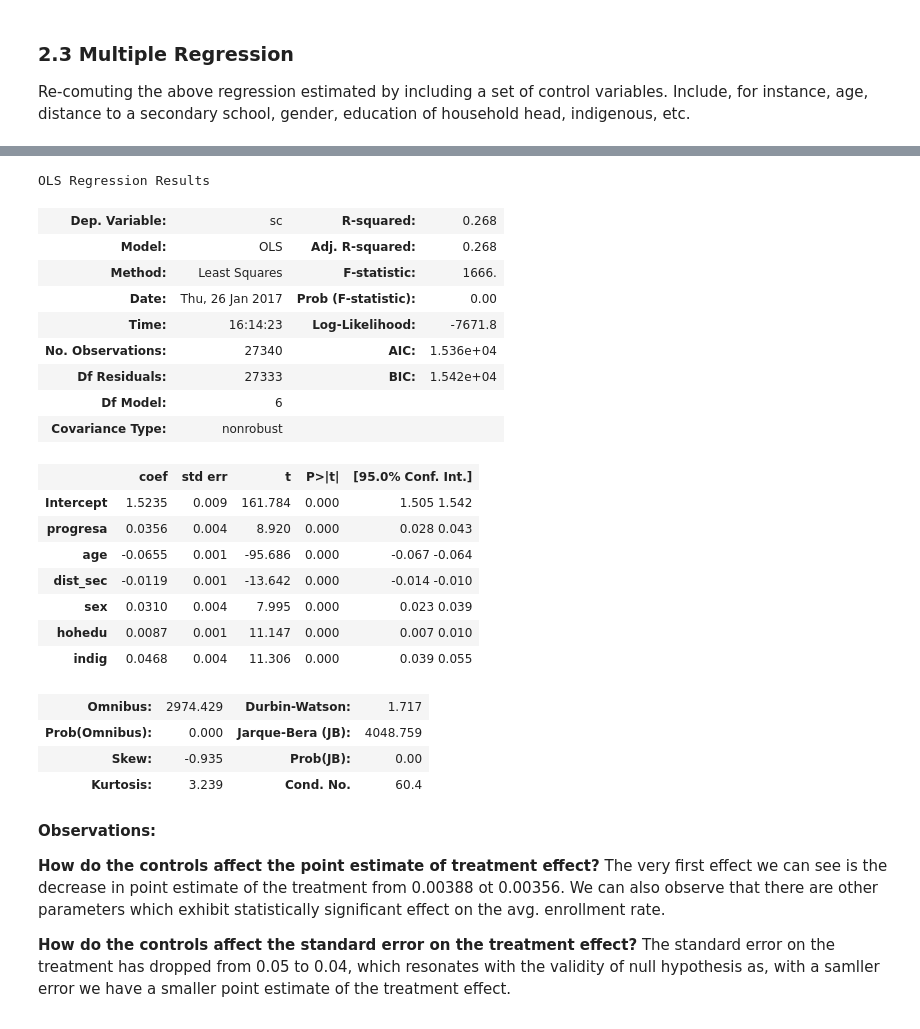
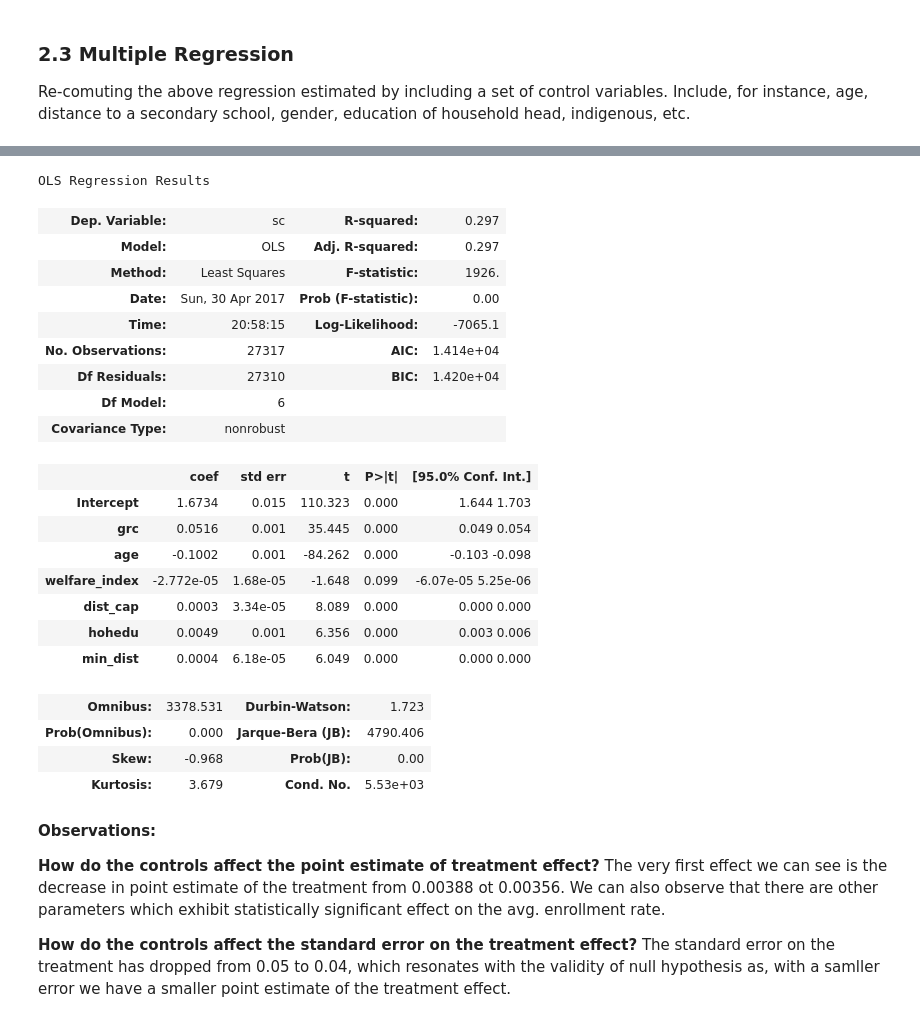
Before and after one commit to yasht7/Progresa-Data-Analysis, a Jupyter notebook: YASHASWI_TAMTA - Progresa Exploration.ipynb, the cells around one changed output, grey strips where cells are left out. Cells and saved outputs as stored; diff of their text form; code cells hidden in the pictures.

```diff
--- a/YASHASWI_TAMTA+-+Progresa+Exploration.ipynb
+++ b/YASHASWI_TAMTA - Progresa Exploration.ipynb
@@ -445,29 +544,29 @@ Re-comuting the above regression estimated by including a set of control variabl
 # %%
-multi_regr = smf.ols('sc ~ progresa + age + dist_sec + sex + hohedu + indig', data=en_regr).fit()
+multi_regr = smf.ols('sc ~ grc + age + welfare_index + dist_cap + hohedu + min_dist', data=en_regr).fit()
 multi_regr.summary()
 # %% [output]
 OLS Regression Results
-| Dep. Variable: | sc | R-squared: | 0.268 |
-| Model: | OLS | Adj. R-squared: | 0.268 |
-| Method: | Least Squares | F-statistic: | 1666. |
-| Date: | Thu, 26 Jan 2017 | Prob (F-statistic): | 0.00 |
-| Time: | 16:14:23 | Log-Likelihood: | -7671.8 |
-| No. Observations: | 27340 | AIC: | 1.536e+04 |
-| Df Residuals: | 27333 | BIC: | 1.542e+04 |
+| Dep. Variable: | sc | R-squared: | 0.297 |
+| Model: | OLS | Adj. R-squared: | 0.297 |
+| Method: | Least Squares | F-statistic: | 1926. |
+| Date: | Sun, 30 Apr 2017 | Prob (F-statistic): | 0.00 |
+| Time: | 20:58:15 | Log-Likelihood: | -7065.1 |
+| No. Observations: | 27317 | AIC: | 1.414e+04 |
+| Df Residuals: | 27310 | BIC: | 1.420e+04 |
 | Df Model: | 6 |  |  |
 | Covariance Type: | nonrobust |  |  |
 |  | coef | std err | t | P>|t| | [95.0% Conf. Int.] |
-| Intercept | 1.5235 | 0.009 | 161.784 | 0.000 | 1.505 1.542 |
-| progresa | 0.0356 | 0.004 | 8.920 | 0.000 | 0.028 0.043 |
-| age | -0.0655 | 0.001 | -95.686 | 0.000 | -0.067 -0.064 |
-| dist_sec | -0.0119 | 0.001 | -13.642 | 0.000 | -0.014 -0.010 |
-| sex | 0.0310 | 0.004 | 7.995 | 0.000 | 0.023 0.039 |
-| hohedu | 0.0087 | 0.001 | 11.147 | 0.000 | 0.007 0.010 |
-| indig | 0.0468 | 0.004 | 11.306 | 0.000 | 0.039 0.055 |
+| Intercept | 1.6734 | 0.015 | 110.323 | 0.000 | 1.644 1.703 |
+| grc | 0.0516 | 0.001 | 35.445 | 0.000 | 0.049 0.054 |
+| age | -0.1002 | 0.001 | -84.262 | 0.000 | -0.103 -0.098 |
+| welfare_index | -2.772e-05 | 1.68e-05 | -1.648 | 0.099 | -6.07e-05 5.25e-06 |
+| dist_cap | 0.0003 | 3.34e-05 | 8.089 | 0.000 | 0.000 0.000 |
+| hohedu | 0.0049 | 0.001 | 6.356 | 0.000 | 0.003 0.006 |
+| min_dist | 0.0004 | 6.18e-05 | 6.049 | 0.000 | 0.000 0.000 |
-| Omnibus: | 2974.429 | Durbin-Watson: | 1.717 |
-| Prob(Omnibus): | 0.000 | Jarque-Bera (JB): | 4048.759 |
-| Skew: | -0.935 | Prob(JB): | 0.00 |
-| Kurtosis: | 3.239 | Cond. No. | 60.4 |
+| Omnibus: | 3378.531 | Durbin-Watson: | 1.723 |
+| Prob(Omnibus): | 0.000 | Jarque-Bera (JB): | 4790.406 |
+| Skew: | -0.968 | Prob(JB): | 0.00 |
+| Kurtosis: | 3.679 | Cond. No. | 5.53e+03 |
 # %% [markdown]
 **Observations:**
 
```
Also changed, not shown: parts of 9 cells of this notebook.
